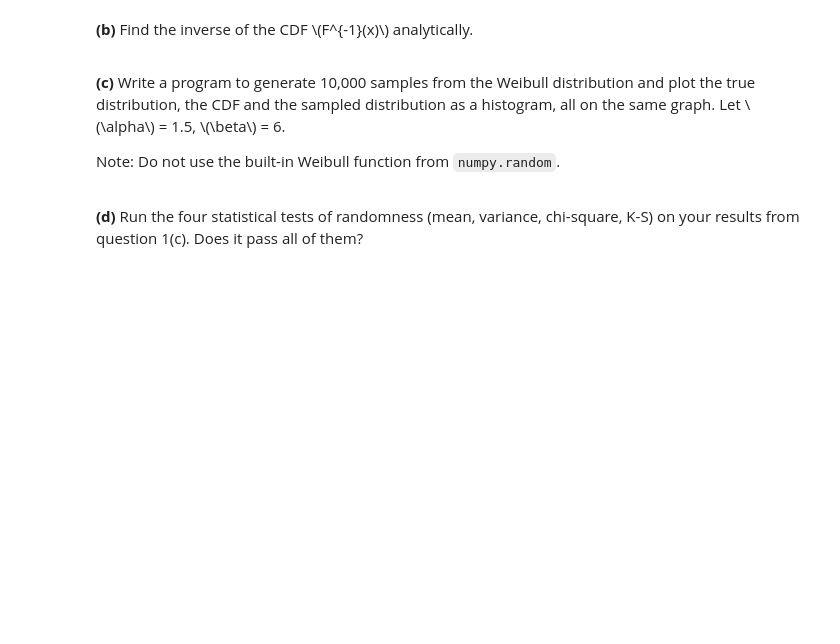
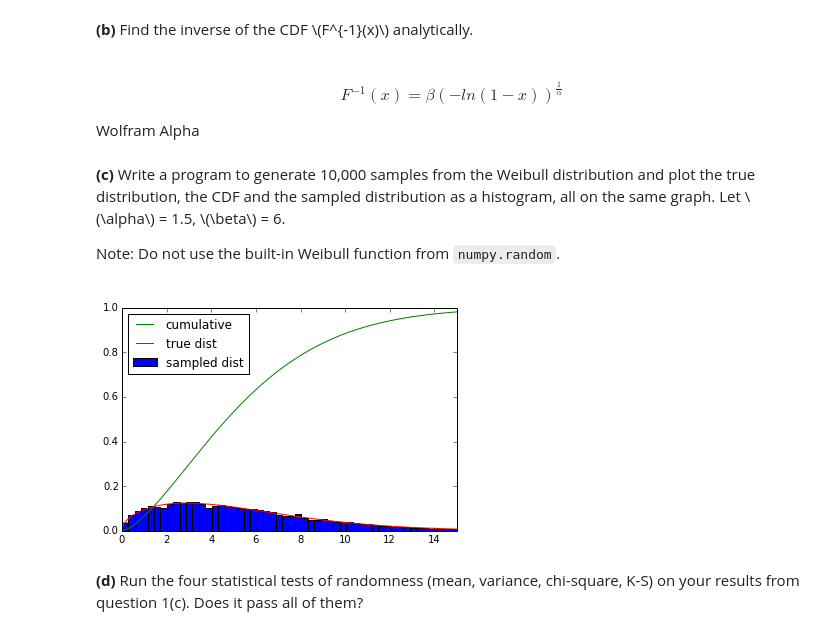
Before and after one commit to slewis06/PHYS202-S14, a Jupyter notebook: SciPy/RandomAndMCExercises.ipynb, the cells around one changed output. Saved outputs shown, nothing was run; the diff lists cells and outputs as text; code cells hidden in the pictures; blank space fills up the shorter version.

```diff
--- a/SciPy/RandomAndMCExercises.ipynb
+++ b/SciPy/RandomAndMCExercises.ipynb
@@ -22,6 +32,12 @@ F(x)= ∫x−∞f(t)dt
 </div>
 </div>
 </div>
+# %% [markdown]
+\begin{equation}
+F^{-1}\left(x\right) = \beta\left(-ln(1-x)\right)^{\frac{1}\alpha}
+\end{equation}
+
+Wolfram Alpha
 # %% [markdown]
 <div class="inner_cell">
 <div class="text_cell_render border-box-sizing rendered_html">
@@ -30,6 +46,27 @@ F(x)= ∫x−∞f(t)dt
 </div>
 </div>
 </div>
+# %%
+f = lambda x: 1.5*6.**(-1.5)*x**0.5*exp(-(x/6.)**1.5)
+F = lambda x: 1 - exp(-(x/6.)**1.5)
+Finv = lambda z: 6.*(-np.log(1-z))**(1/1.5)
+
+N = 10000
+
+z = np.random.random_sample(N);
+
+xsamples = Finv(z)
+x = np.arange(0,30,0.003)
+
+plt.hist(xsamples,100,normed=True,label="sampled dist")
+plt.plot(x,F(x),label="cumulative")
+plt.plot(x,f(x),label="true dist")
+plt.xlim(0,15)
+
+plt.legend(loc="best")
+plt.show()
+# %% [output]
+[figure, added]
 # %% [markdown]
 <div class="inner_cell">
 <div class="text_cell_render border-box-sizing rendered_html">
```
Also changed, not shown: parts of 13 cells of this notebook.
